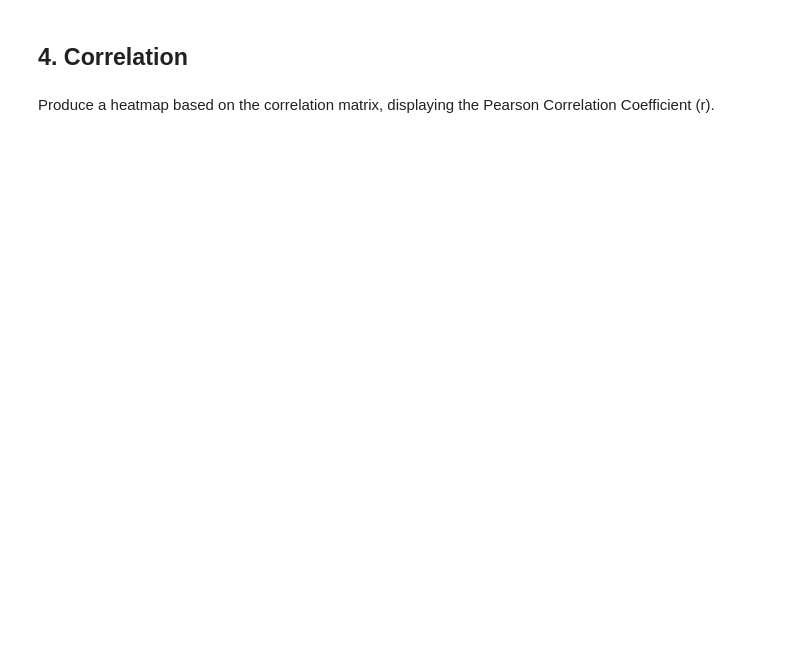
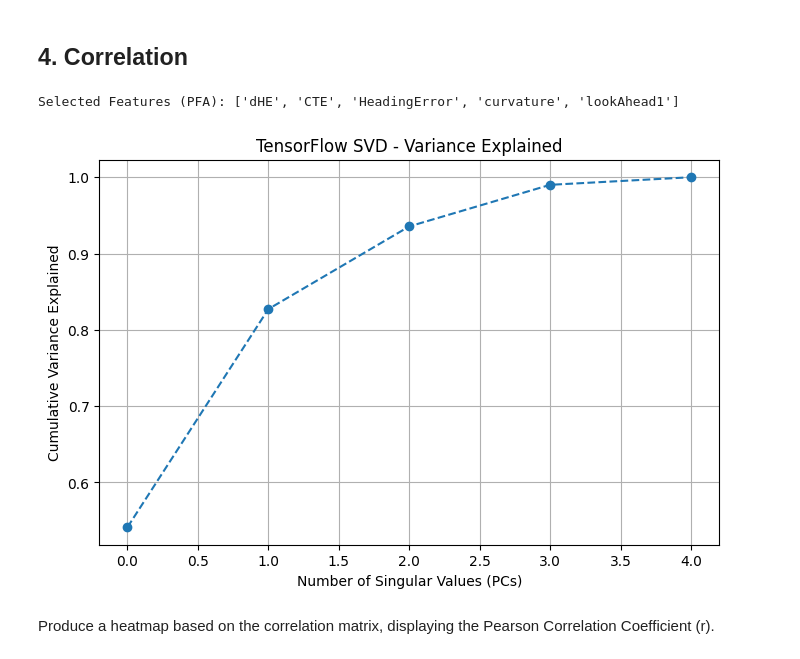
Before and after one commit to SaianPatel/InferentialStatistics, a Jupyter notebook: Coursework/4_Correlation.ipynb, the cells around one changed output. Saved outputs shown, nothing was run; the diff lists cells and outputs as text; code cells hidden in the pictures; blank space fills up the shorter version.

```diff
--- a/Coursework/4_Correlation.ipynb
+++ b/Coursework/4_Correlation.ipynb
@@ -12,3 +14,52 @@ df = pd.read_csv("Data\winequality-red.csv")
+# %%
+X_scaled = df.drop(columns=["steerAngle"])
+# %%
+from sklearn.decomposition import PCA
+feature_names = X_scaled.columns
+
+# Apply PCA
+pca = PCA(n_components=len(feature_names))  # Keep all components
+X_pca = pca.fit_transform(X_scaled)
+
+# Compute feature importance based on absolute component weights
+nPC_selected = np.argmax(np.cumsum(pca.explained_variance_ratio_) >= 0.90) + 1  # Select PCs covering 90% variance
+
+# Compute feature importance
+pca_components = np.abs(pca.components_[:nPC_selected, :])  # Take absolute values
+feature_importance = np.sum(pca_components, axis=0)  # Sum contributions across top PCs
+
+# Select top features based on importance
+num_selected_features = 5  # Choose the top 5 most important features
+selected_feature_indices = np.argsort(-feature_importance)[:num_selected_features]
+selected_features = feature_names[selected_feature_indices]
+
+# Print selected features
+print("Selected Features (PFA):", list(selected_features))
+# %% [output]
+Selected Features (PFA): ['dHE', 'CTE', 'HeadingError', 'curvature', 'lookAhead1']
+# %%
+# Convert data to TensorFlow tensor
+X_tf = tf.convert_to_tensor(X_scaled, dtype=tf.float32)
+
+# Compute SVD (PCA-like transformation)
+s, u, v = tf.linalg.svd(X_tf)
+
+# Compute explained variance (equivalent to PCA)
+explained_variance_tf = (s ** 2) / tf.reduce_sum(s ** 2)
+
+# Convert to NumPy for analysis
+explained_variance_np = explained_variance_tf.numpy()
+
+# Plot TensorFlow SVD-based PCA results
+plt.figure(figsize=(8,5))
+plt.plot(np.cumsum(explained_variance_np), marker='o', linestyle='--')
+plt.xlabel("Number of Singular Values (PCs)")
+plt.ylabel("Cumulative Variance Explained")
+plt.title("TensorFlow SVD - Variance Explained")
+plt.grid(True)
+plt.show()
+# %% [output]
+[figure, added]
 # %% [markdown]
 Produce a heatmap based on the correlation matrix, displaying the Pearson Correlation Coefficient (r).
 # %%
```
Also changed, not shown: parts of 3 cells of this notebook, 9 other files.
